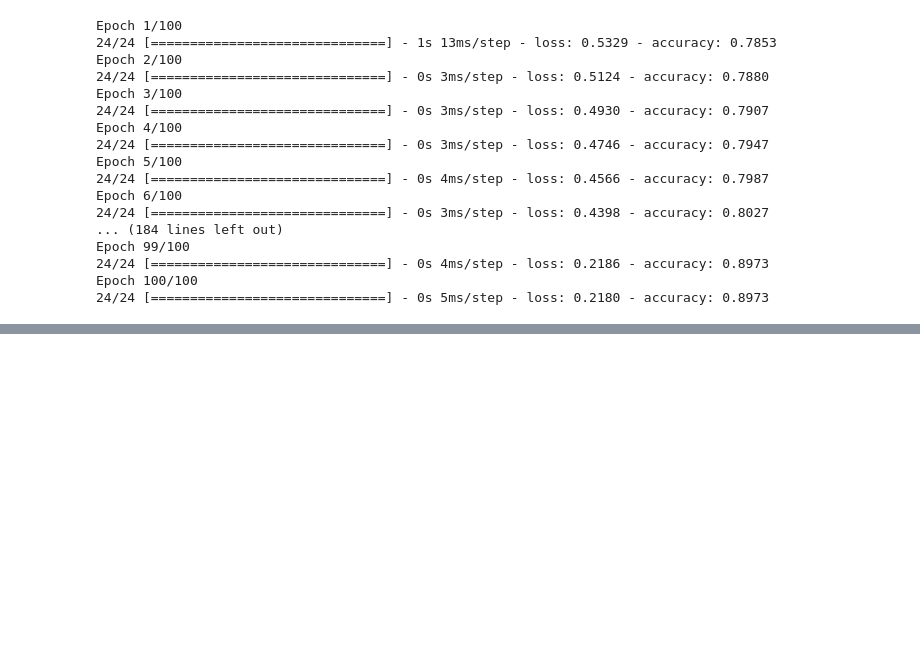
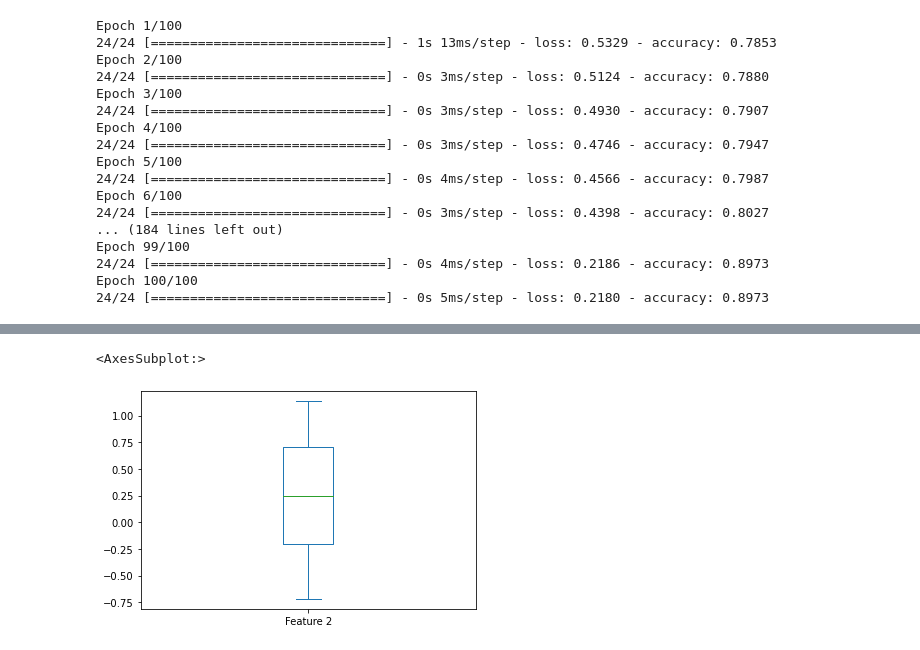
Before and after one commit to david-garza/Neural_Network_Charity_Analysis, a Jupyter notebook: basic_neural_network.ipynb, the cells around one changed output, grey strips where cells are left out. Cells and saved outputs as stored; diff of their text form; code cells hidden in the pictures; blank space fills up the shorter version.

```diff
--- a/basic_neural_network.ipynb
+++ b/basic_neural_network.ipynb
@@ -232,0 +249,5 @@ Epoch 100/100
+# %%
+df_moons["Feature 2"].plot.box()
+# %% [output]
+<AxesSubplot:>
+[figure, added]
```
Also changed, not shown: parts of 3 cells of this notebook.
